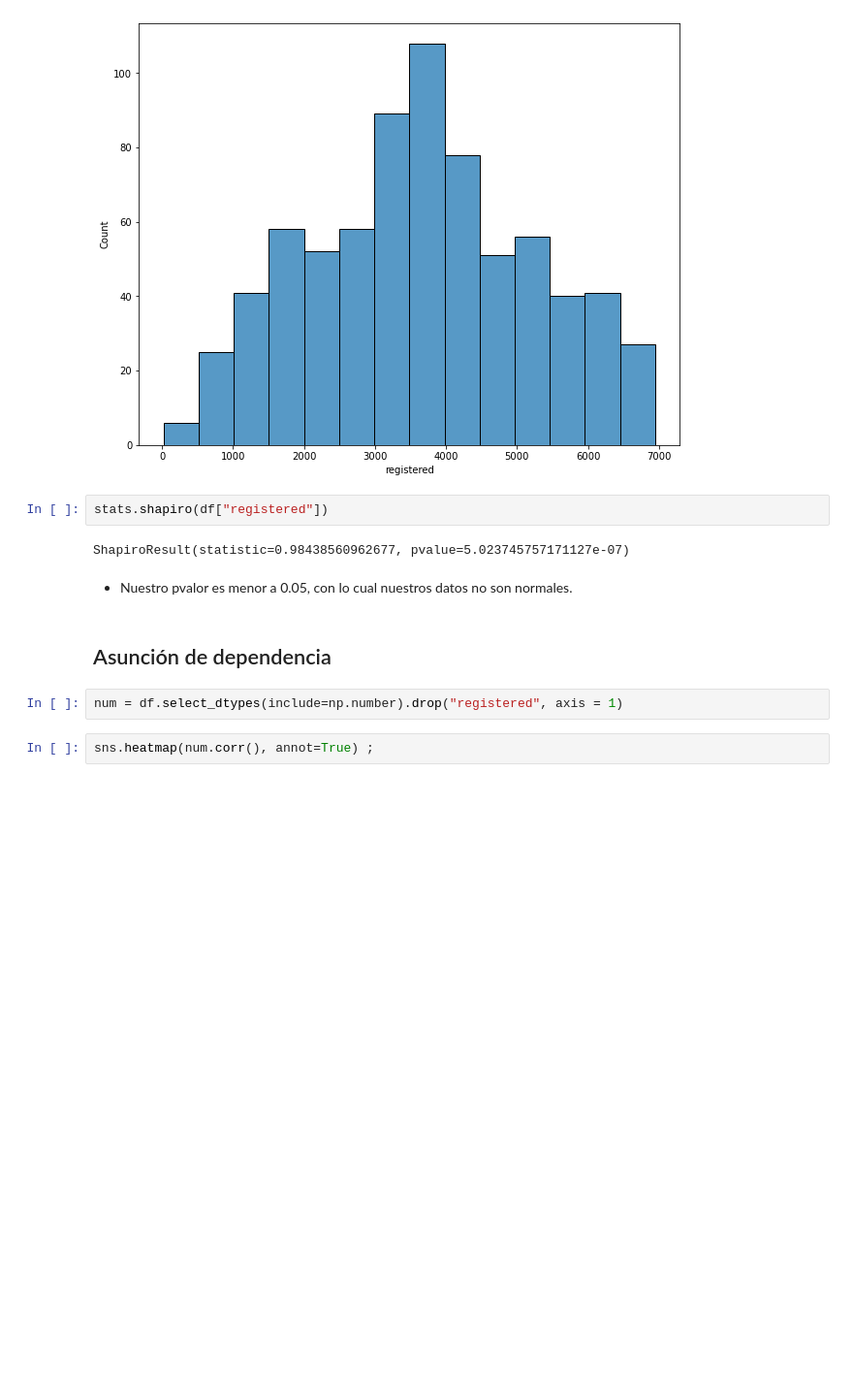
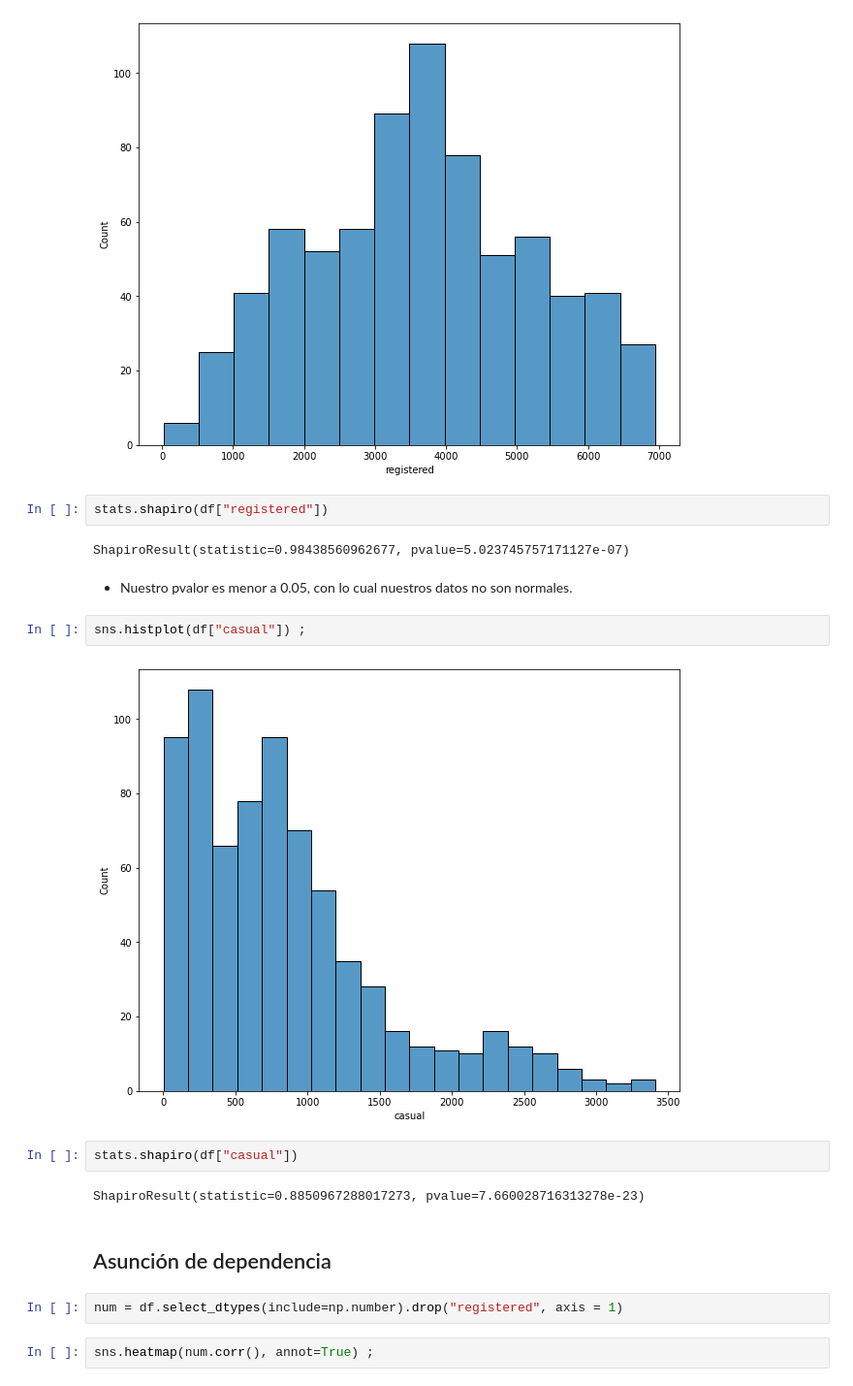
Before and after one commit to Adalab/DA-project-da-promo-c-modulo-3-team-6, a Jupyter notebook: sprint1/sprint1-Encoding.ipynb, the cells around one changed output. Shown: that part at 97% size. Saved outputs shown, nothing was run; the diff lists cells and outputs as text; blank space fills up the shorter version.

```diff
--- a/sprint1/sprint1-Encoding.ipynb
+++ b/sprint1/sprint1-Encoding.ipynb
@@ -48,6 +50,14 @@ stats.shapiro(df["registered"])
 ShapiroResult(statistic=0.98438560962677, pvalue=5.023745757171127e-07)
 # %% [markdown]
 - Nuestro pvalor es menor a 0.05, con lo cual nuestros datos no son normales.
+# %%
+sns.histplot(df["casual"]) ;
+# %% [output]
+[figure, added]
+# %%
+stats.shapiro(df["casual"])
+# %% [output]
+ShapiroResult(statistic=0.8850967288017273, pvalue=7.660028716313278e-23)
 # %% [markdown]
 ## Asunción de dependencia
 # %%
```
Also changed, not shown: parts of 19 cells of this notebook, 6 other files.
